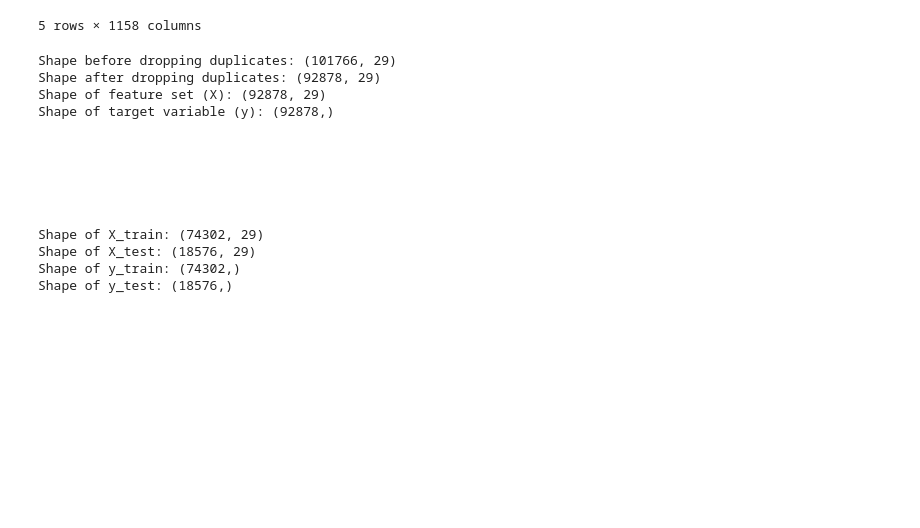
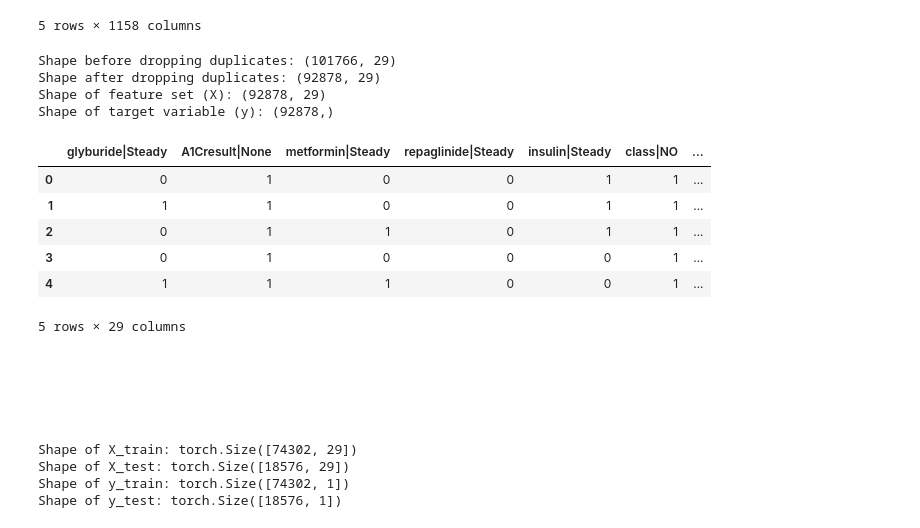
Before and after one commit to kurcinamarian/ZNEUS-2025-Diabetes, a Jupyter notebook: notebooks/DataAnalysis.ipynb, the cells around one changed output. Saved outputs shown, nothing was run; the diff lists cells and outputs as text; code cells hidden in the pictures; blank space fills up the shorter version.

```diff
--- a/notebooks/DataAnalysis.ipynb
+++ b/notebooks/DataAnalysis.ipynb
@@ -391,6 +389,10 @@ print(df_encoded.columns)
 
 correlation_matrix = df_encoded.corrwith(df_encoded['diabetesMed|Yes'])
 
+encoded_cols = [col for col in df_encoded.columns if df_encoded[col].dtype != 'float']
+df_encoded[encoded_cols] = df_encoded[encoded_cols].astype(int)
+
+
 print("\nCorrelation with 'diabetesMed|Yes':")
 display(correlation_matrix.sort_values(ascending=False).head(30))
 display(correlation_matrix.sort_values(ascending=True).head(30))
@@ -568,20 +568,31 @@ df_encoded.head()
 # %%
 X = df_encoded[selected_features]
 y = df_encoded['diabetesMed|Yes']
+
+
 
 print("Shape before dropping duplicates:", X.shape)
 X = X.drop_duplicates()
 y = y.loc[X.index]
 print("Shape after dropping duplicates:", X.shape)
 
 
 print("Shape of feature set (X):", X.shape)
 print("Shape of target variable (y):", y.shape)
+
+X.head()
 # %% [output]
 Shape before dropping duplicates: (101766, 29)
 Shape after dropping duplicates: (92878, 29)
 Shape of feature set (X): (92878, 29)
 Shape of target variable (y): (92878,)
+|  | glyburide|Steady | A1Cresult|None | metformin|Steady | repaglinide|Steady | insulin|Steady | class|NO | ... |
+| 0 | 0 | 1 | 0 | 0 | 1 | 1 | ... |
+| 1 | 1 | 1 | 0 | 0 | 1 | 1 | ... |
+| 2 | 0 | 1 | 1 | 0 | 1 | 1 | ... |
+| 3 | 0 | 1 | 0 | 0 | 0 | 1 | ... |
+| 4 | 1 | 1 | 1 | 0 | 0 | 1 | ... |
+5 rows × 29 columns
 # %% [markdown]
 <br><br><br>
 # %%
@@ -589,12 +600,18 @@ from sklearn.model_selection import train_test_split
 
 X_train, X_test, y_train, y_test = train_test_split(X, y, test_size=0.2, random_state=42, stratify=y)
 
+X_train = torch.tensor(X_train.to_numpy(), dtype=torch.float32)
+y_train = torch.tensor(y_train.to_numpy(), dtype=torch.float32).unsqueeze(1)
+X_test  = torch.tensor(X_test.to_numpy(), dtype=torch.float32)
+y_test  = torch.tensor(y_test.to_numpy(), dtype=torch.float32).unsqueeze(1)
+
+
 print("Shape of X_train:", X_train.shape)
 print("Shape of X_test:", X_test.shape)
 print("Shape of y_train:", y_train.shape)
 print("Shape of y_test:", y_test.shape)
 # %% [output]
-Shape of X_train: (74302, 29)
-Shape of X_test: (18576, 29)
-Shape of y_train: (74302,)
-Shape of y_test: (18576,)
+Shape of X_train: torch.Size([74302, 29])
+Shape of X_test: torch.Size([18576, 29])
+Shape of y_train: torch.Size([74302, 1])
+Shape of y_test: torch.Size([18576, 1])
```
Also changed, not shown: parts of 16 cells of this notebook.
